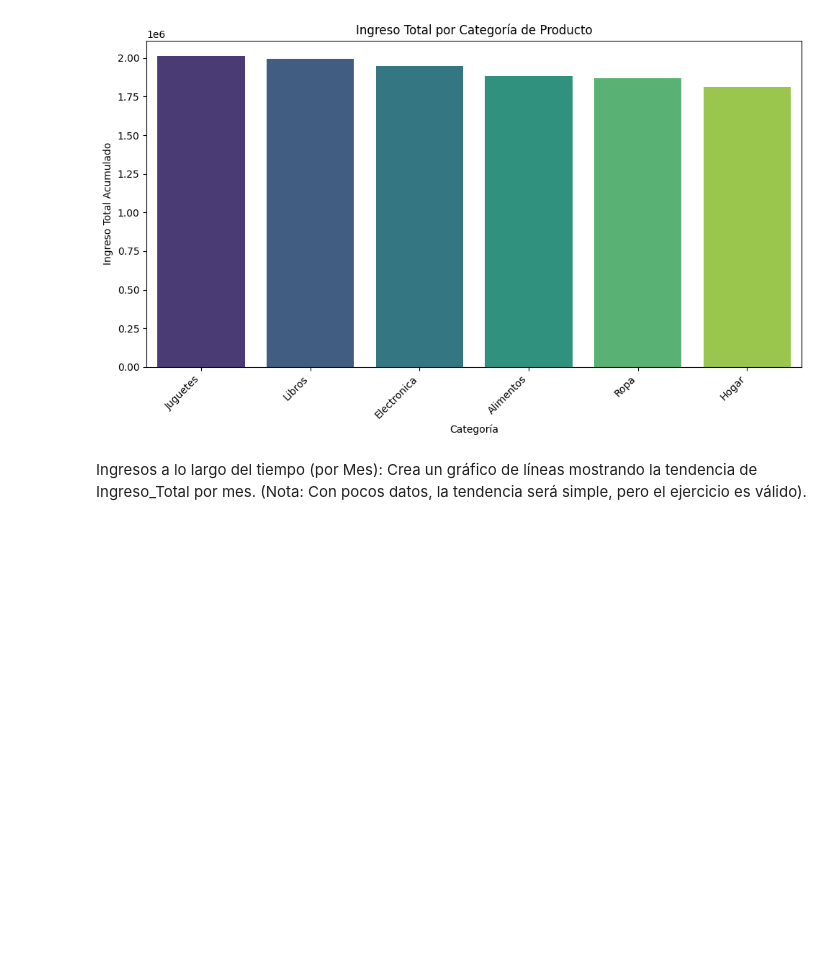
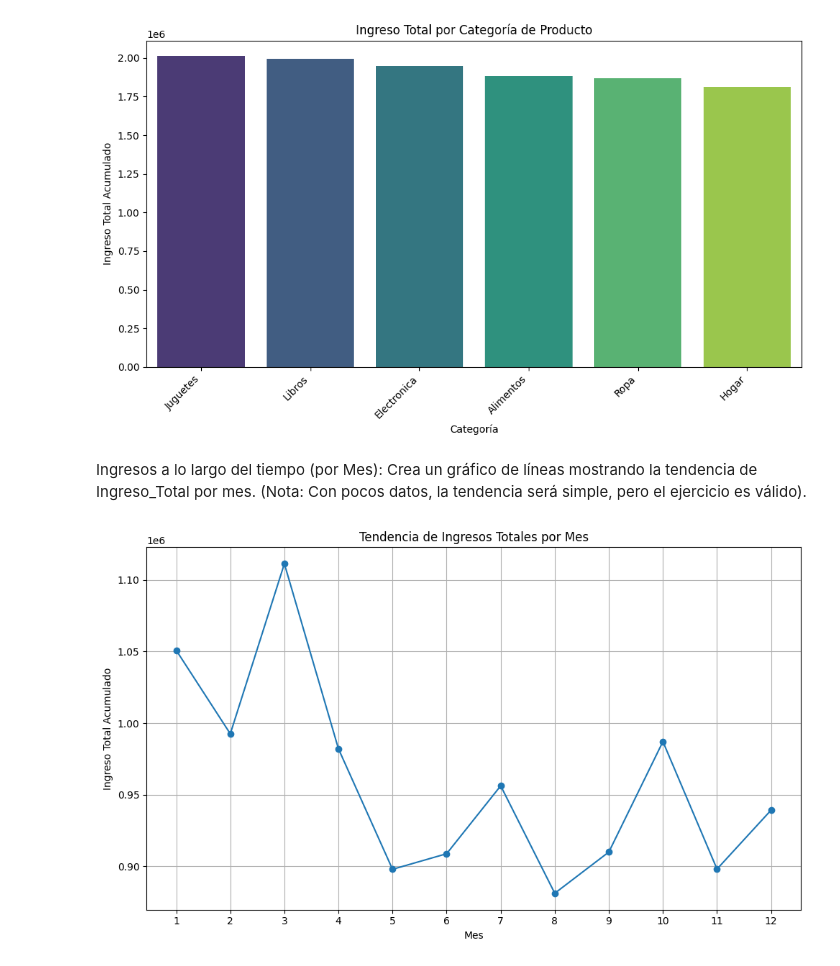
Before and after one commit to polaya813/polaya813, a Jupyter notebook: Entregable_Procesamiento_Datos.ipynb, the cells around one changed output. Cells and saved outputs as stored; diff of their text form; code cells hidden in the pictures; blank space fills up the shorter version.

```diff
--- a/Entregable_Procesamiento_Datos.ipynb
+++ b/Entregable_Procesamiento_Datos.ipynb
@@ -314,3 +314,16 @@ plt.show()
 Ingresos a lo largo del tiempo (por Mes): Crea un gráfico de líneas mostrando la
 tendencia de Ingreso_Total por mes. (Nota: Con pocos datos, la tendencia será
 simple, pero el ejercicio es válido).
+# %%
+ingresos_por_mes = df_ventas.groupby('Mes')['Ingreso_Total'].sum()
+plt.figure(figsize=(10, 6))
+ingresos_por_mes.plot(kind='line', marker='o')
+plt.title('Tendencia de Ingresos Totales por Mes')
+plt.xlabel('Mes')
+plt.ylabel('Ingreso Total Acumulado')
+plt.xticks(ingresos_por_mes.index) # Asegura que todos los meses se muestren
+plt.grid(True)
+plt.tight_layout()
+plt.show()
+# %% [output]
+[figure, added]
```
